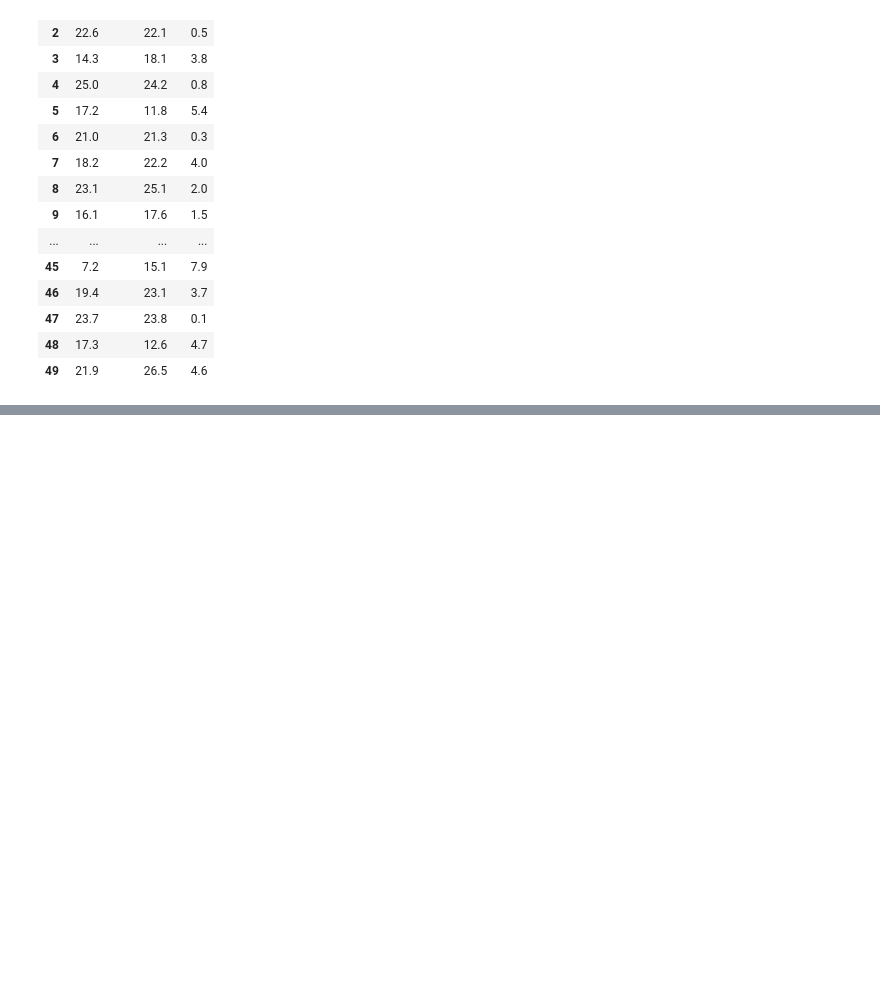
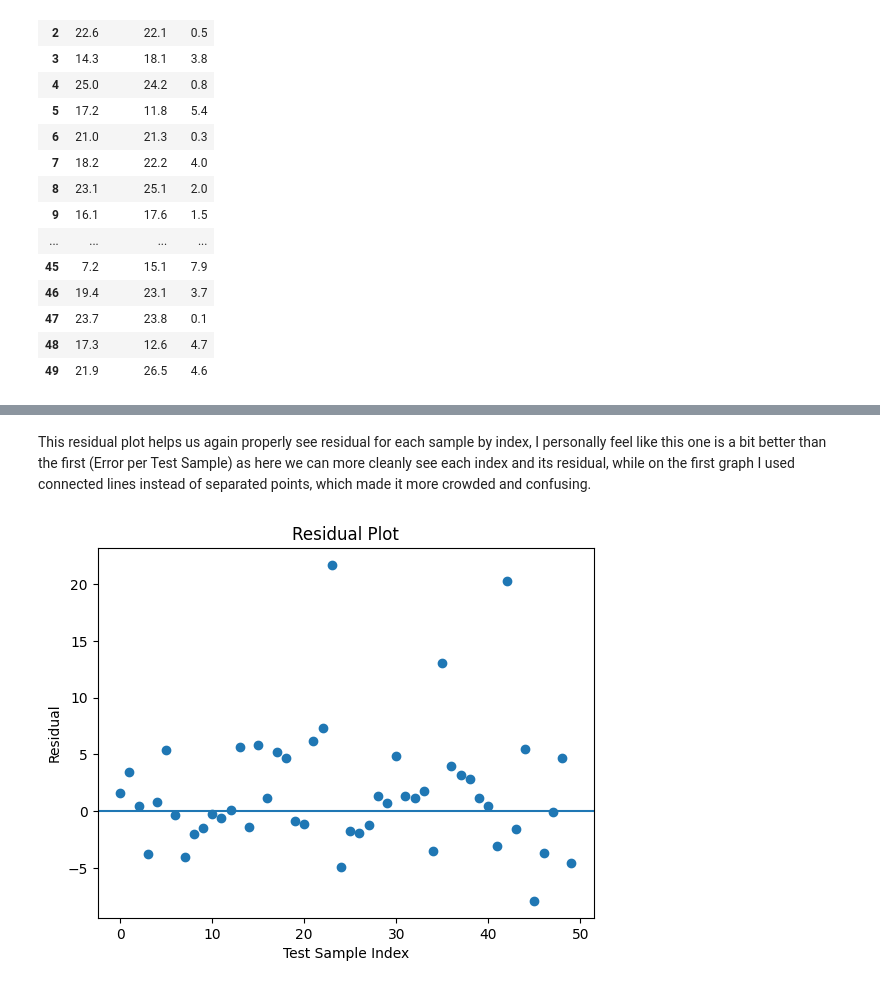
Before and after one commit to BorisTsankov/ML-HUB, a Jupyter notebook: labs/house_price_predictor-main/house-price-predictor.ipynb, the cells around one changed output, grey strips where cells are left out. Saved outputs shown, nothing was run; the diff lists cells and outputs as text; code cells hidden in the pictures; blank space fills up the shorter version.

```diff
--- a/labs/house_price_predictor-main/house-price-predictor.ipynb
+++ b/labs/house_price_predictor-main/house-price-predictor.ipynb
@@ -200,0 +230,13 @@ df
+# %% [markdown]
+This residual plot helps us again properly see residual for each sample by index, I personally feel like this one is a bit better than the first (Error per Test Sample) as here we can more cleanly see each index and its residual, while on the first graph I used connected lines instead of separated points, which made it more crowded and confusing.
+# %%
+df["residual"] = df["truth"] - df["prediction"]
+
+plt.scatter(df.index, df["residual"])
+plt.axhline(0)
+plt.xlabel("Test Sample Index")
+plt.ylabel("Residual")
+plt.title("Residual Plot")
+plt.show()
+# %% [output]
+[figure, added]
```
Also changed, not shown: parts of 13 cells of this notebook.
